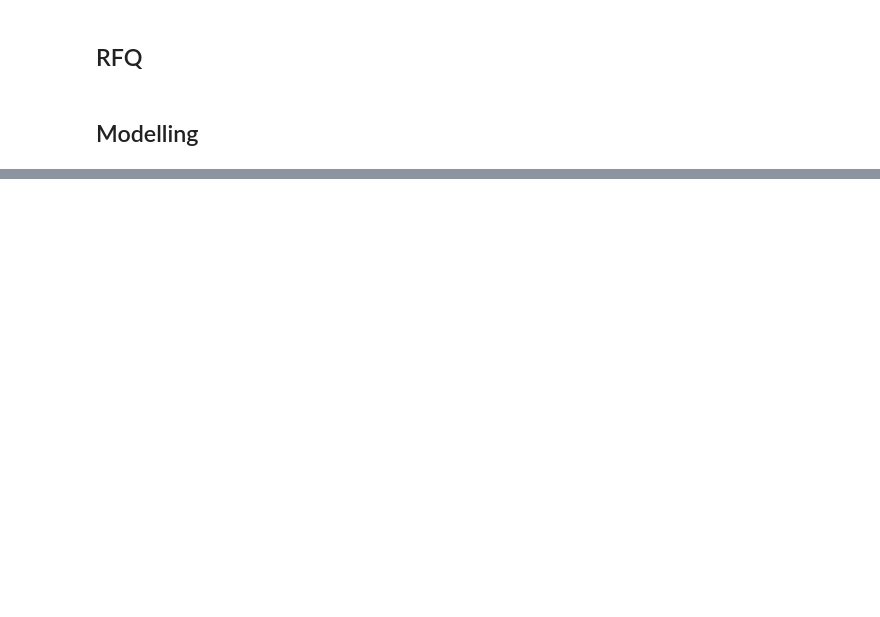
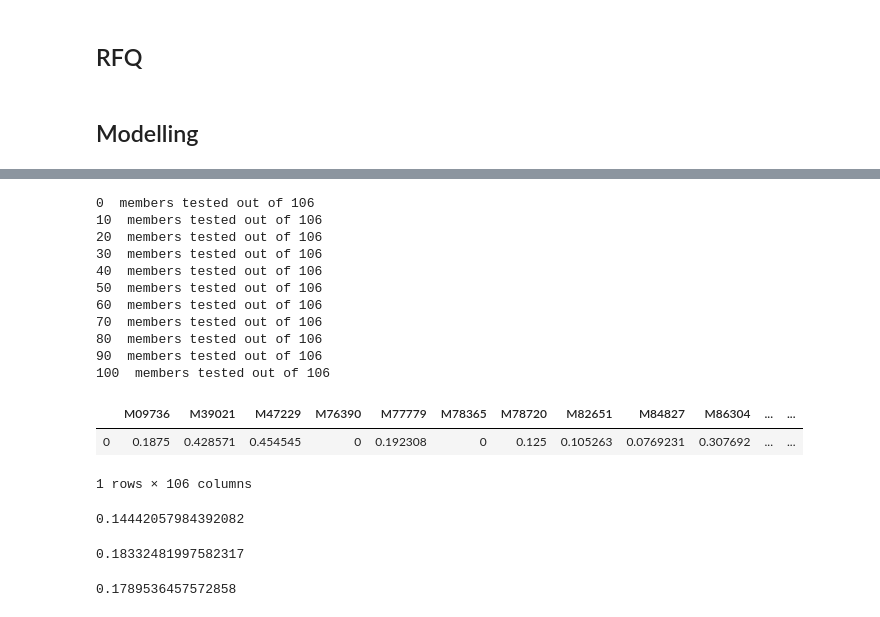
Before and after one commit to mrmachatschek/recommender_system, a Jupyter notebook: main.ipynb, the cells around one changed output, grey strips where cells are left out. Saved outputs shown, nothing was run; the diff lists cells and outputs as text; code cells hidden in the pictures; blank space fills up the shorter version.

```diff
--- a/main.ipynb
+++ b/main.ipynb
@@ -332,6 +263,0 @@ Length: 103, dtype: float64
-# %%
-basket1 = [15668478,7629391,15668688]
-basket2 = [7587651, 7664954,15669790 ]
-member = "M09736"
-test_start_date = dt.datetime(2014,7,5)
-evaluate_recommendation(member, basket1, test_start_date)
@@ -349,0 +323,20 @@ def get_smart_basket(df,Member,score_vector,additional_items_perc):
+# %%
+def evaluate_baseline_model(test_start_date):
+    """
+    Use most bought items as recommended basket.
+    """
+    members = df.Member.unique()
+
+    similarity_scores = pd.DataFrame(columns=members)
+    counter = 0
+    for member in members:
+        avg_order_size= round(pd.DataFrame(get_order_table(df, member, orders_until=test_start_date).sum(axis=1))[0].mean())
+        recommended_basket = pd.DataFrame(get_order_table(df, member, orders_until=test_start_date).sum(axis=0)).sort_values(0, ascending=False).index.values[0:avg_order_size]
+        score = evaluate_recommendation(member, recommended_basket, test_start_date)
+        similarity_scores.loc[0,member] = score
+
+        if counter % 10 == 0:
+            print(counter, " members tested out of", len(members))
+        counter += 1
+
+    return similarity_scores
@@ -349,0 +377,30 @@ def get_smart_basket(df,Member,score_vector,additional_items_perc):
+# %%
+baseline = evaluate_baseline_model(dt.datetime(2014,7,5))
+baseline
+# %% [output]
+0  members tested out of 106
+10  members tested out of 106
+20  members tested out of 106
+30  members tested out of 106
+40  members tested out of 106
+50  members tested out of 106
+60  members tested out of 106
+70  members tested out of 106
+80  members tested out of 106
+90  members tested out of 106
+100  members tested out of 106
+|  | M09736 | M39021 | M47229 | M76390 | M77779 | M78365 | M78720 | M82651 | M84827 | M86304 | ... | ... |
+| 0 | 0.1875 | 0.428571 | 0.454545 | 0 | 0.192308 | 0 | 0.125 | 0.105263 | 0.0769231 | 0.307692 | ... | ... |
+1 rows × 106 columns
+# %%
+results.loc[0,:].mean()
+# %% [output]
+0.14442057984392082
+# %%
+baseline.loc[0,:].mean()
+# %% [output]
+0.18332481997582317
+# %%
+results.loc[0,:].mean()
+# %% [output]
+0.1789536457572858
```
Also changed, not shown: parts of 15 cells of this notebook.
